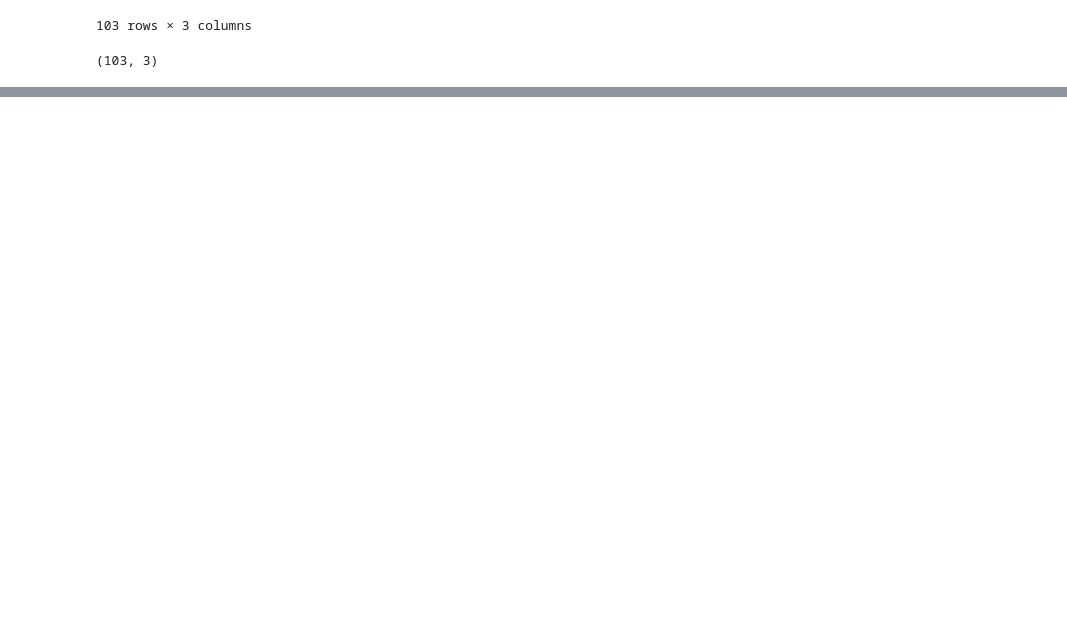
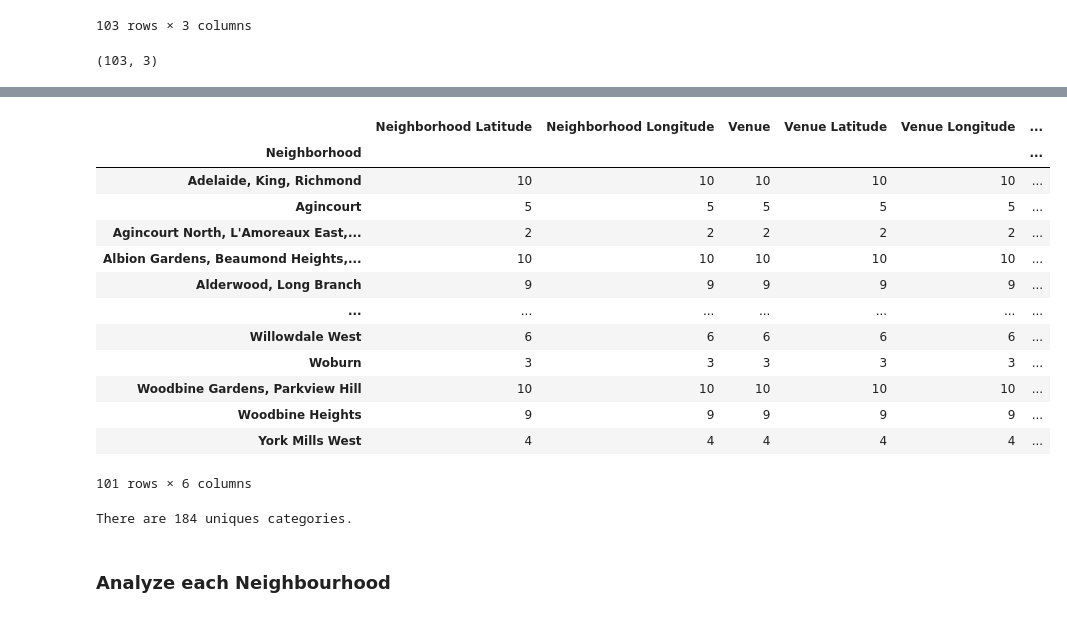
Before and after one commit to NerissaS/Coursera_Capstone, a Jupyter notebook: Assign_3.ipynb, the cells around one changed output, grey strips where cells are left out. Drawn from its saved outputs; the diff is of its cells as text; code cells hidden in the pictures; blank space fills up the shorter version.

Commit message:
final version

```diff
--- a/Assign_3.ipynb
+++ b/Assign_3.ipynb
@@ -105,0 +147,4 @@ df.shape
+# %%
+#left join two dataframes
+df_combine = pd.merge(df, coords, left_on='Postcode', right_on='Postal Code', how='left')
+df_combine.head()
@@ -105,0 +158,6 @@ df.shape
+# %%
+#change dataframe's columns
+df_combine.drop('Postal Code', axis=1, inplace=True)
+df_combine.head()
+df_combine=df_combine.rename(columns={'Postcode': 'PostalCode'})
+df_combine.head()
@@ -105,0 +177,9 @@ df.shape
+# %%
+CLIENT_ID = 'CDRCGLMDYGOBYULYVN03XUUAPNEL4BH4HMNDBT4EG53NMU00' # your Foursquare ID
+CLIENT_SECRET = '3VBEGHMHS1C0CJI34MBCJL13E4OKDM5SQC31FW2BQYF5WVKM' # your Foursquare Secret
+VERSION = '20180605' # Foursquare API version
+limit=10
+
+print('Your credentails:')
+print('CLIENT_ID: ' + CLIENT_ID)
+print('CLIENT_SECRET:' + CLIENT_SECRET)
@@ -105,0 +231,5 @@ df.shape
+# %%
+toronto_venues = getNearbyVenues(names=df_combine['Neighborhood'],
+                                   latitudes=df_combine['Latitude'],
+                                   longitudes=df_combine['Longitude']
+                                  )
@@ -105,0 +265,24 @@ df.shape
+# %%
+#Let's find out how many unique categories can be curated from all the returned venues
+toronto_venues.groupby('Neighborhood').count()
+# %% [output]
+|  | Neighborhood Latitude | Neighborhood Longitude | Venue | Venue Latitude | Venue Longitude | ... |
+| Neighborhood |  |  |  |  |  | ... |
+| Adelaide, King, Richmond | 10 | 10 | 10 | 10 | 10 | ... |
+| Agincourt | 5 | 5 | 5 | 5 | 5 | ... |
+| Agincourt North, L'Amoreaux East,... | 2 | 2 | 2 | 2 | 2 | ... |
+| Albion Gardens, Beaumond Heights,... | 10 | 10 | 10 | 10 | 10 | ... |
+| Alderwood, Long Branch | 9 | 9 | 9 | 9 | 9 | ... |
+| ... | ... | ... | ... | ... | ... | ... |
+| Willowdale West | 6 | 6 | 6 | 6 | 6 | ... |
+| Woburn | 3 | 3 | 3 | 3 | 3 | ... |
+| Woodbine Gardens, Parkview Hill | 10 | 10 | 10 | 10 | 10 | ... |
+| Woodbine Heights | 9 | 9 | 9 | 9 | 9 | ... |
+| York Mills West | 4 | 4 | 4 | 4 | 4 | ... |
+101 rows × 6 columns
+# %%
+print('There are {} uniques categories.'.format(len(toronto_venues['Venue Category'].unique())))
+# %% [output]
+There are 184 uniques categories.
+# %% [markdown]
+### Analyze each Neighbourhood
```
Also changed, not shown: parts of 37 cells of this notebook.
